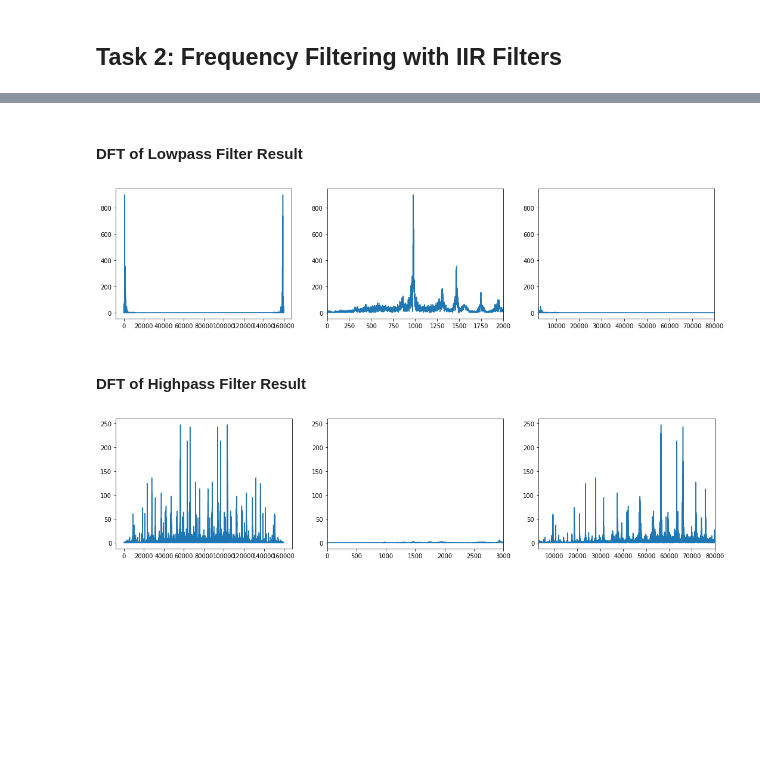
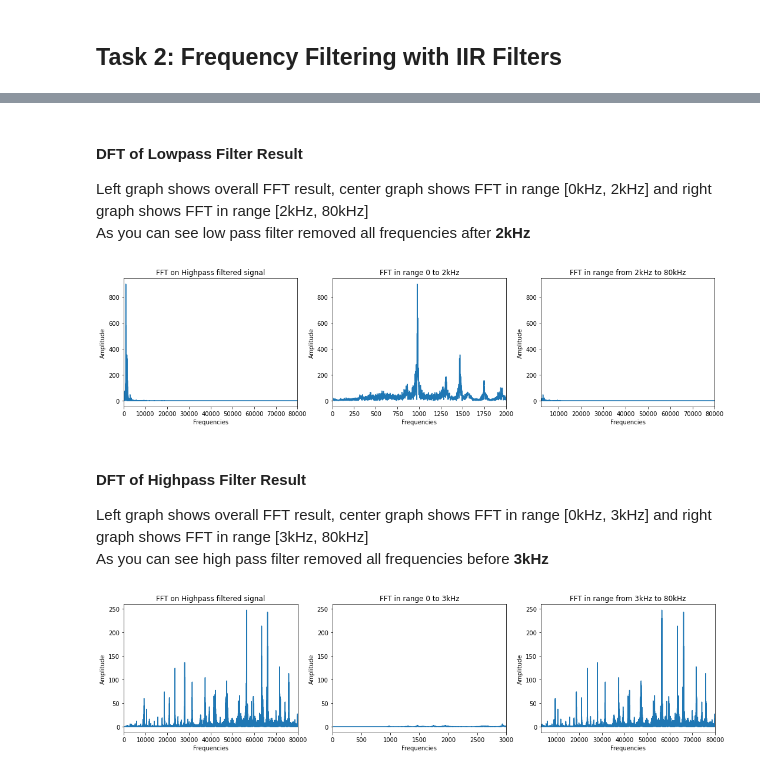
Before and after one commit to sham1lk/irc_dsp, a Jupyter notebook: lab3.ipynb, the cells around one changed output, grey strips where cells are left out. Drawn from its saved outputs; the diff is of its cells as text; code cells hidden in the pictures; blank space fills up the shorter version.

```diff
--- a/lab3.ipynb
+++ b/lab3.ipynb
@@ -190,7 +197,14 @@ def IIR_filter(a, b: np.array):
 
     # use numba's decorator to speed up calculations(on average about 2s improvement)
     @jit
-    def func(signal: np.array):
+    def func(signal: np.array) -> np.array:
+        '''
+        Returns filtered signal
+
+        :param signal - np.array values of the signal
+
+        :returns filtered signal
+        '''
         # prepend zeroes to the signal
         shift = max(p, q)
         zeros = np.zeros(shift)
@@ -322,20 +351,39 @@ plt.show()
 # %% [markdown]
 #### DFT of Lowpass Filter Result
+
+Left graph shows overall FFT result, center graph shows FFT in range \[0kHz, 2kHz\] and right graph shows FFT in range \[2kHz, 80kHz\]\
+As you can see low pass filter removed all frequencies after **2kHz**
 # %%
 fig, (ax1, ax2, ax3) = plt.subplots(1, 3, figsize=(18, 4))
 
 ax1.plot(np.abs(np.fft.fft(filtered_signal_low)))
 ax2.plot(np.abs(np.fft.fft(filtered_signal_low)))
 ax3.plot(np.abs(np.fft.fft(filtered_signal_low)))
 
+ax1.set_xlim([0, 80000])
 ax2.set_xlim([0, 2000])
 ax3.set_xlim([2000, 80000])
 
+ax1.set_title("FFT on Highpass filtered signal")
+ax2.set_title("FFT in range 0 to 2kHz")
+ax3.set_title("FFT in range from 2kHz to 80kHz")
+
+ax1.set_ylabel("Amplitude")
+ax2.set_ylabel("Amplitude")
+ax3.set_ylabel("Amplitude")
+
+ax1.set_xlabel("Frequencies")
+ax2.set_xlabel("Frequencies")
+ax3.set_xlabel("Frequencies")
+
 plt.show()
 # %% [output]
-[figure, old version]
+[figure, new version]
 # %% [markdown]
 #### DFT of Highpass Filter Result
+
+Left graph shows overall FFT result, center graph shows FFT in range \[0kHz, 3kHz\] and right graph shows FFT in range \[3kHz, 80kHz\]\
+As you can see high pass filter removed all frequencies before **3kHz**
 # %%
 fig, (ax1, ax2, ax3) = plt.subplots(1, 3, figsize=(18, 4))
 
@@ -343,9 +391,22 @@ ax1.plot(np.abs(np.fft.fft(filtered_signal_high)))
 ax2.plot(np.abs(np.fft.fft(filtered_signal_high)))
 ax3.plot(np.abs(np.fft.fft(filtered_signal_high)))
 
+ax1.set_xlim([0, 80000])
 ax2.set_xlim([0, 3000])
 ax3.set_xlim([3000, 80000])
 
+ax1.set_title("FFT on Highpass filtered signal")
+ax2.set_title("FFT in range 0 to 3kHz")
+ax3.set_title("FFT in range from 3kHz to 80kHz")
+
+ax1.set_ylabel("Amplitude")
+ax2.set_ylabel("Amplitude")
+ax3.set_ylabel("Amplitude")
+
+ax1.set_xlabel("Frequencies")
+ax2.set_xlabel("Frequencies")
+ax3.set_xlabel("Frequencies")
+
 plt.show()
 # %% [output]
-[figure, old version]
+[figure, new version]
```
Also changed, not shown: parts of 28 cells of this notebook.
